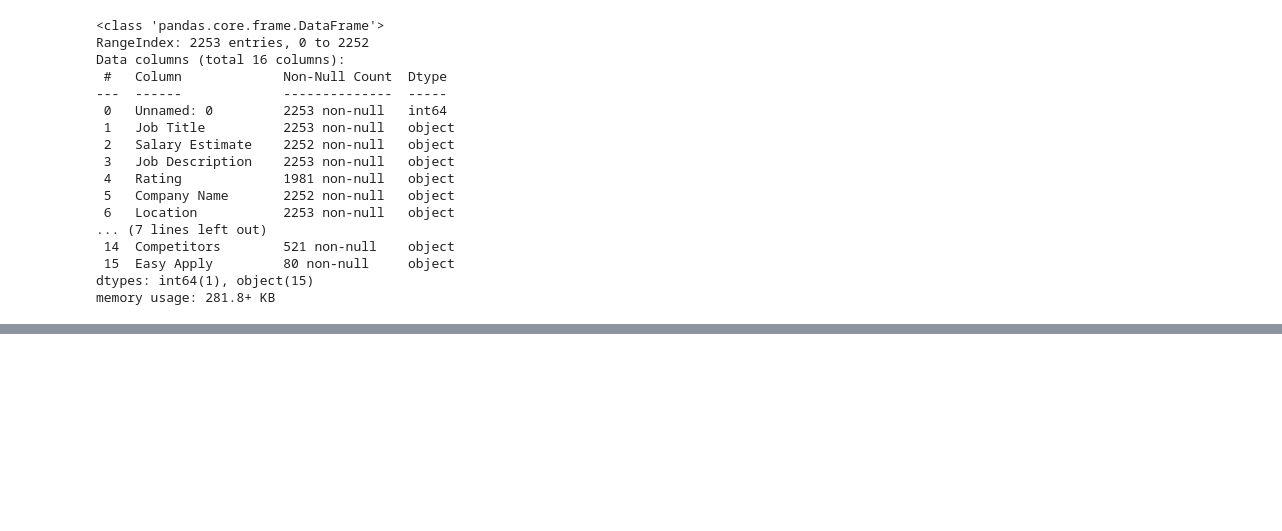
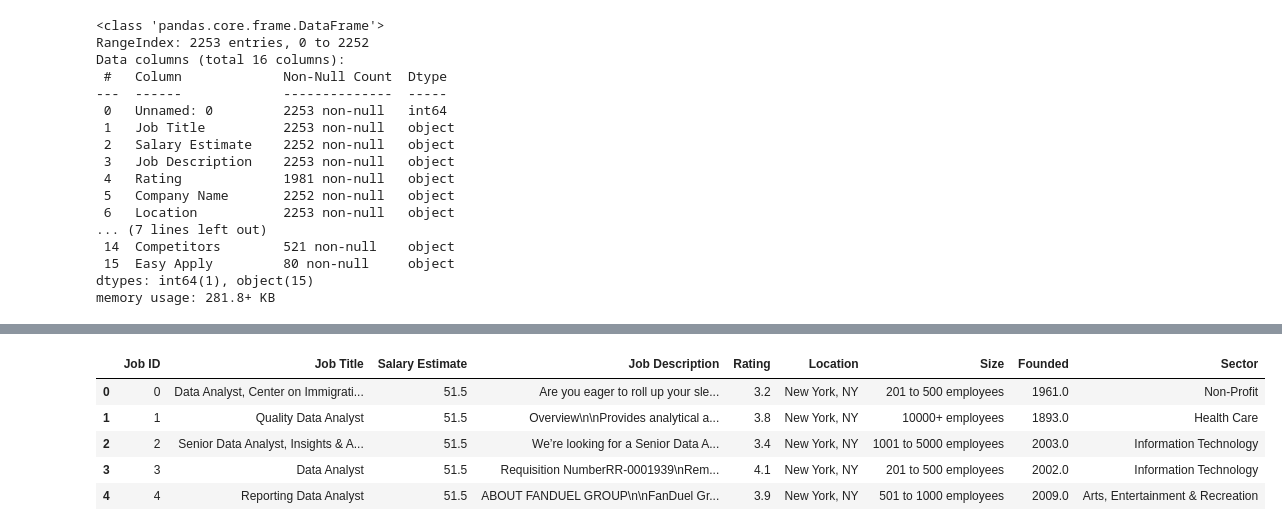
Before and after one commit to iansind/tech-jobs-clustering, a Jupyter notebook: tech_jobs_unsupervised_analysis.ipynb, the cells around one changed output, grey strips where cells are left out. Saved outputs shown, nothing was run; the diff lists cells and outputs as text; code cells hidden in the pictures; blank space fills up the shorter version.

Commit message:
Imputed values and further cleaning of dataset. Numeric null values were imputed. Additional null values were dropped. Salary estimates were converted to a single numeric mean per object.

```diff
--- a/tech_jobs_unsupervised_analysis.ipynb
+++ b/tech_jobs_unsupervised_analysis.ipynb
@@ -71,0 +116,5 @@ Name: Industry, Length: 88, dtype: int64
+# %%
+df['Founded'].fillna(df['Founded'].median(), inplace=True)
+df['Rating'].fillna(df['Rating'].median(), inplace=True)
+df.dropna(inplace=True)
+df.info()
@@ -71,0 +142,16 @@ Name: Industry, Length: 88, dtype: int64
+# %%
+for i in range(len(df['Salary Estimate'])):
+    text = df.iloc[i, 2]
+    new_vals = re.findall('[0-9]+𝐾*', text)
+    new_vals = list(map(int, new_vals))
+    new_mean = np.mean(new_vals)
+    df.iloc[i, 2] = new_mean
+
+df.head()
+# %% [output]
+|  | Job ID | Job Title | Salary Estimate | Job Description | Rating | Location | Size | Founded | Sector |
+| 0 | 0 | Data Analyst, Center on Immigrati... | 51.5 | Are you eager to roll up your sle... | 3.2 | New York, NY | 201 to 500 employees | 1961.0 | Non-Profit |
+| 1 | 1 | Quality Data Analyst | 51.5 | Overview\n\nProvides analytical a... | 3.8 | New York, NY | 10000+ employees | 1893.0 | Health Care |
+| 2 | 2 | Senior Data Analyst, Insights & A... | 51.5 | We’re looking for a Senior Data A... | 3.4 | New York, NY | 1001 to 5000 employees | 2003.0 | Information Technology |
+| 3 | 3 | Data Analyst | 51.5 | Requisition NumberRR-0001939\nRem... | 4.1 | New York, NY | 201 to 500 employees | 2002.0 | Information Technology |
+| 4 | 4 | Reporting Data Analyst | 51.5 | ABOUT FANDUEL GROUP\n\nFanDuel Gr... | 3.9 | New York, NY | 501 to 1000 employees | 2009.0 | Arts, Entertainment & Recreation |
```
Also changed, not shown: parts of 12 cells of this notebook.
